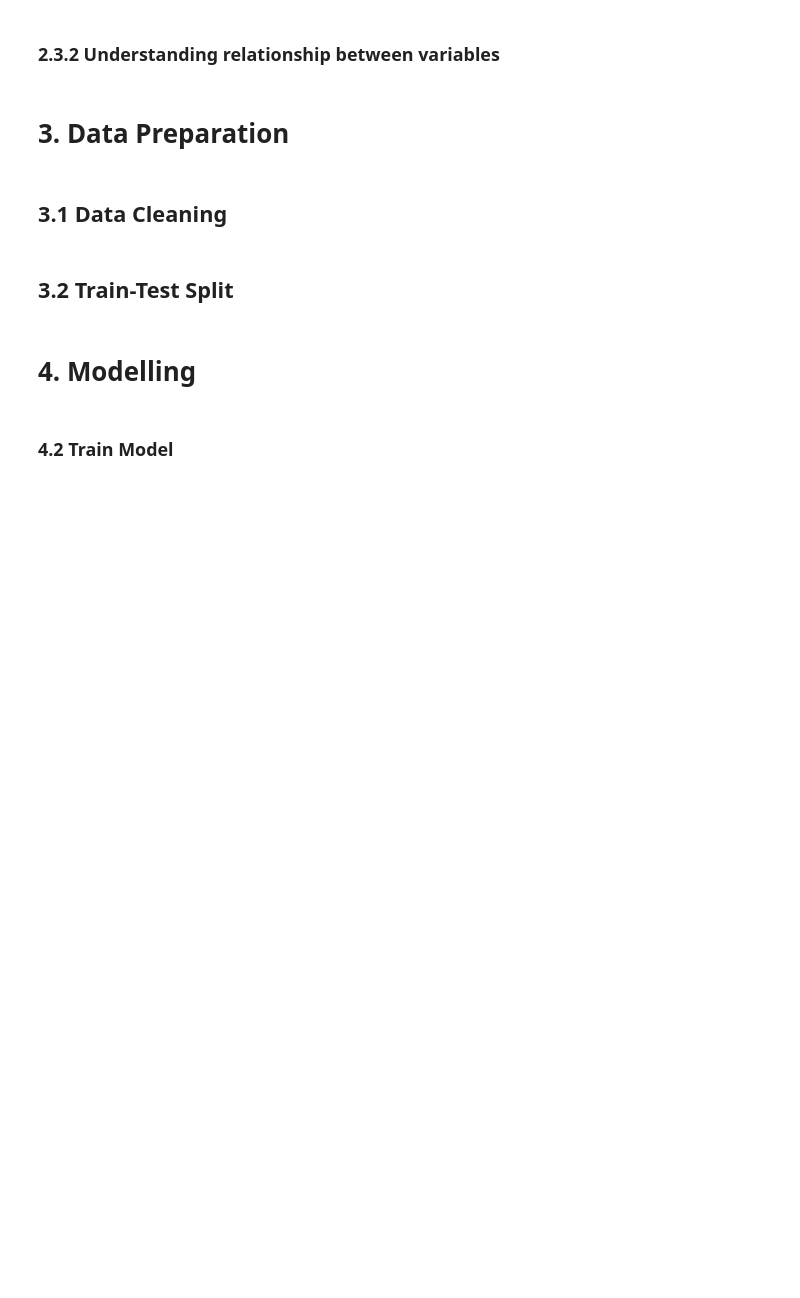
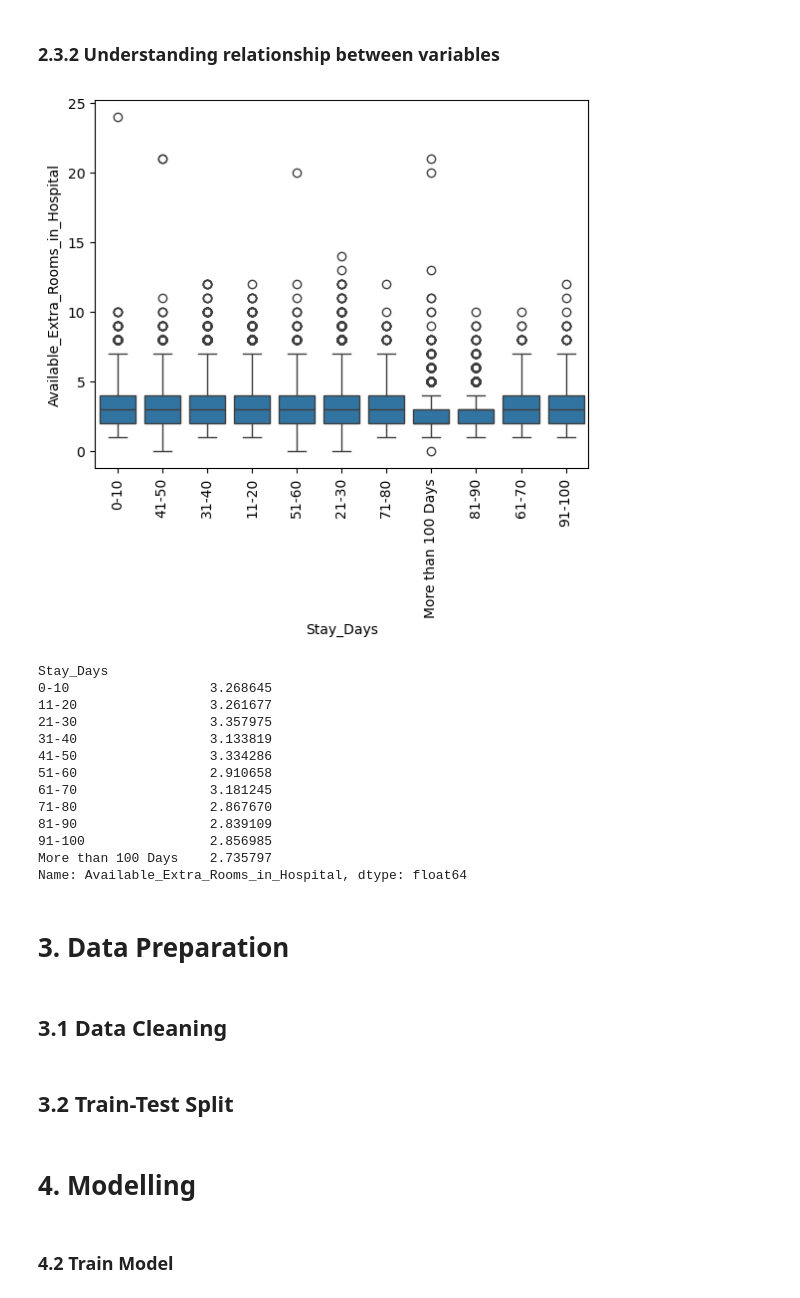
Before and after one commit to codex-Eso/Machine-Learning, a Jupyter notebook: Esmond_Submission_Code.ipynb, the cells around one changed output. Drawn from its saved outputs; the diff is of its cells as text; code cells hidden in the pictures; blank space fills up the shorter version.

```diff
--- a/Esmond_Submission_Code.ipynb
+++ b/Esmond_Submission_Code.ipynb
@@ -187,7 +387,26 @@ features
 # %% [markdown]
 ### 2.3.2 Understanding relationship between variables
 # %%
-## Understanding relationship between variables
+sns.boxplot(x='Stay_Days', y='Available_Extra_Rooms_in_Hospital', data=df)
+plt.xticks(rotation=90)
+plt.show()
+print(df.groupby('Stay_Days')['Available_Extra_Rooms_in_Hospital'].mean())
+#for numerical variables for stay days
+# %% [output]
+[figure, added]
+Stay_Days
+0-10                  3.268645
+11-20                 3.261677
+21-30                 3.357975
+31-40                 3.133819
+41-50                 3.334286
+51-60                 2.910658
+61-70                 3.181245
+71-80                 2.867670
+81-90                 2.839109
+91-100                2.856985
+More than 100 Days    2.735797
+Name: Available_Extra_Rooms_in_Hospital, dtype: float64
 # %% [markdown]
 # 3. Data Preparation
 # %% [markdown]
```
Also changed, not shown: parts of 12 cells of this notebook.
